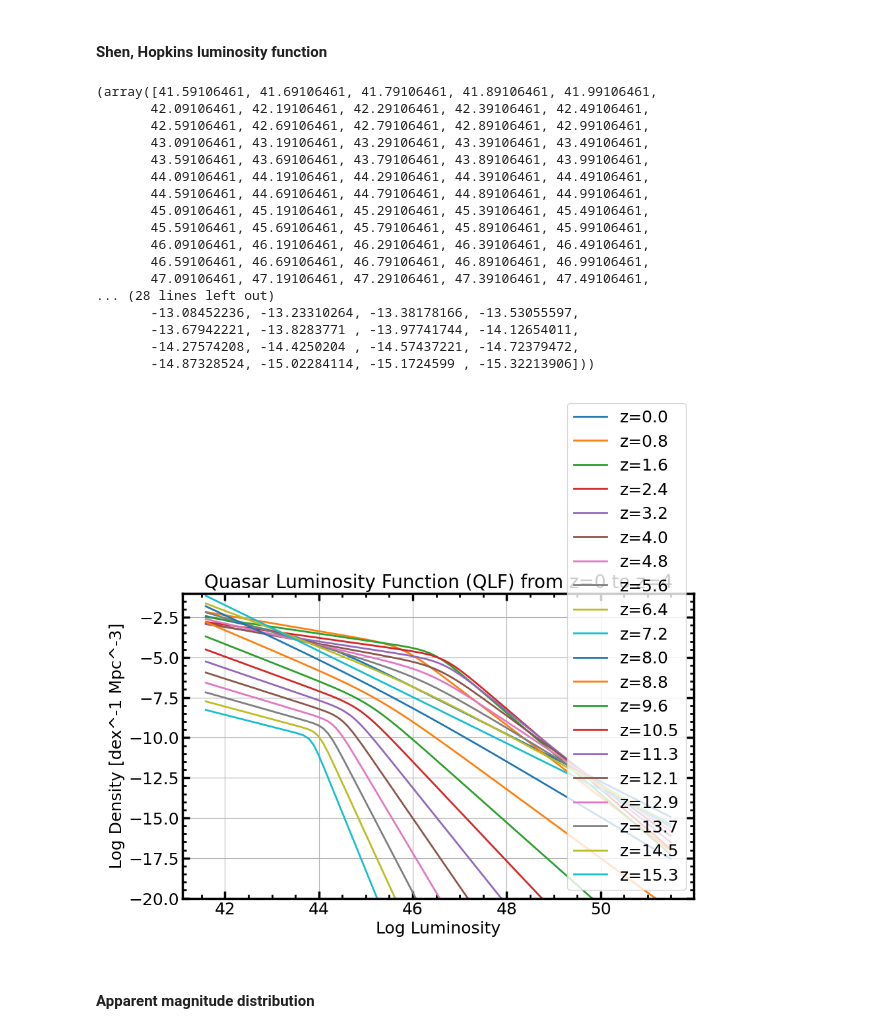
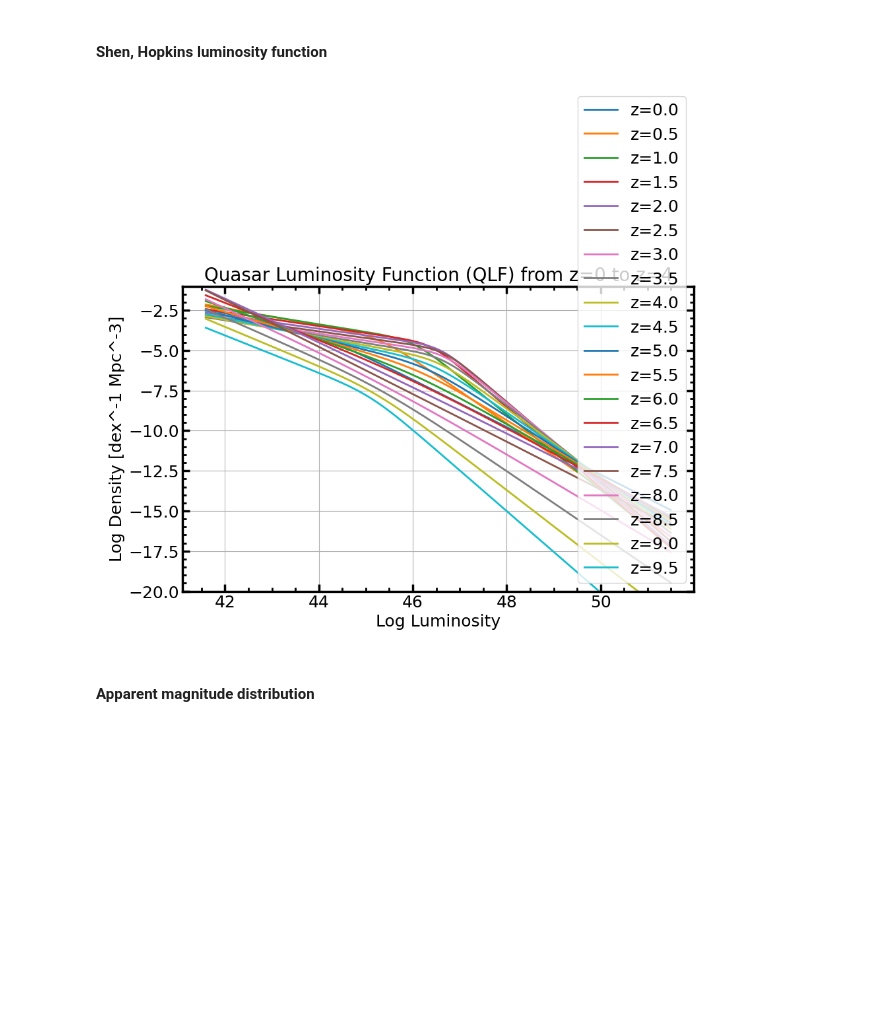
Before and after one commit to dutra/qvc, a Jupyter notebook: tutorials/completeness.ipynb, the cells around one changed output. Cells and saved outputs as stored; diff of their text form; code cells hidden in the pictures; blank space fills up the shorter version.

```diff
--- a/tutorials/completeness.ipynb
+++ b/tutorials/completeness.ipynb
@@ -37,52 +37,35 @@ os.chdir("/Users/colinburke/research/quasarlf/pubtools")
 from utilities import return_bolometric_qlf
 
 # Assuming the function to get the quasar LF is named `get_quasar_lf` in the utilities.py file
 
 # Generate redshift values from 0 to 4
-redshifts = np.linspace(0, 16, 200)
+redshifts = np.linspace(0, 10, 200)
 
 # Compute QLF for each redshift
 qlf_values = [return_bolometric_qlf(redshift=z) for z in redshifts]
 
 # Extract luminosity and density values
 luminosities = qlf_values[0][0]  # Assuming luminosities are the same for all redshifts
 Mi = 90 - 2.5*luminosities #TODO: K-correction
 
 # Extract densities for each redshift
 densities = np.array([qlf[1] for qlf in qlf_values])
 
 
 # Plot the QLF
 plt.figure(figsize=(10, 6))
 for i, z in enumerate(redshifts[::10]):  # Plot every 10th redshift for clarity
     plt.plot(luminosities, densities[i * 10], label=f'z={z:.1f}')
     #plt.plot(apparent_magnitudes, densities[i * 10], label=f'z={z:.1f} (apparent)')
 plt.xlabel('Log Luminosity')
 plt.ylabel('Log Density [dex^-1 Mpc^-3]')
 plt.title('Quasar Luminosity Function (QLF) from z=0 to z=4')
 plt.ylim(-20, -1)
 plt.legend()
 plt.grid()
 plt.show()
 # %% [output]
-(array([41.59106461, 41.69106461, 41.79106461, 41.89106461, 41.99106461,
-       42.09106461, 42.19106461, 42.29106461, 42.39106461, 42.49106461,
-       42.59106461, 42.69106461, 42.79106461, 42.89106461, 42.99106461,
-       43.09106461, 43.19106461, 43.29106461, 43.39106461, 43.49106461,
-       43.59106461, 43.69106461, 43.79106461, 43.89106461, 43.99106461,
-       44.09106461, 44.19106461, 44.29106461, 44.39106461, 44.49106461,
-       44.59106461, 44.69106461, 44.79106461, 44.89106461, 44.99106461,
-       45.09106461, 45.19106461, 45.29106461, 45.39106461, 45.49106461,
-       45.59106461, 45.69106461, 45.79106461, 45.89106461, 45.99106461,
-       46.09106461, 46.19106461, 46.29106461, 46.39106461, 46.49106461,
-       46.59106461, 46.69106461, 46.79106461, 46.89106461, 46.99106461,
-       47.09106461, 47.19106461, 47.29106461, 47.39106461, 47.49106461,
-... (28 lines left out)
-       -13.08452236, -13.23310264, -13.38178166, -13.53055597,
-       -13.67942221, -13.8283771 , -13.97741744, -14.12654011,
-       -14.27574208, -14.4250204 , -14.57437221, -14.72379472,
-       -14.87328524, -15.02284114, -15.1724599 , -15.32213906]))
-[figure, old version]
+[figure, new version]
 # %% [markdown]
 #### Apparent magnitude distribution
 # %%
```
Also changed, not shown: parts of 4 cells of this notebook.
